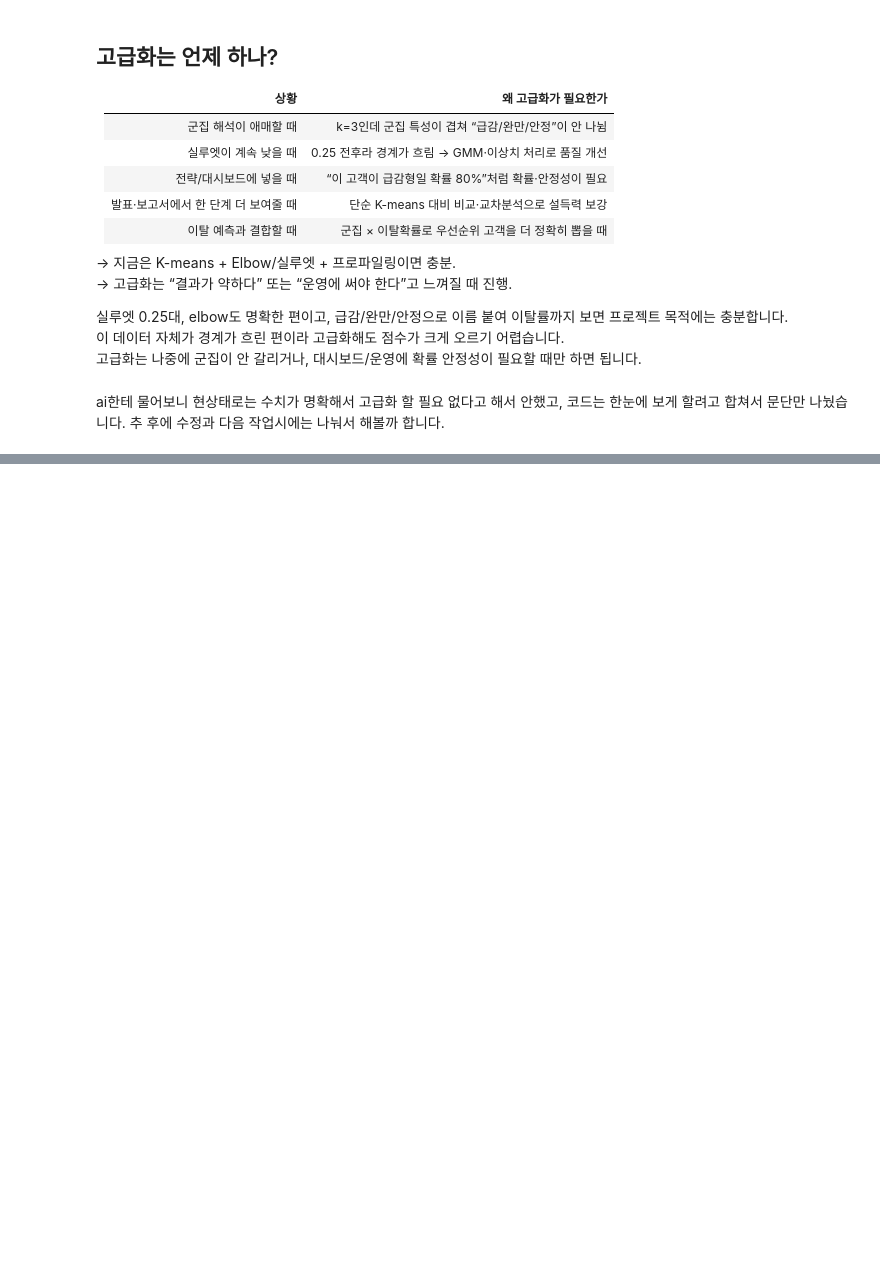
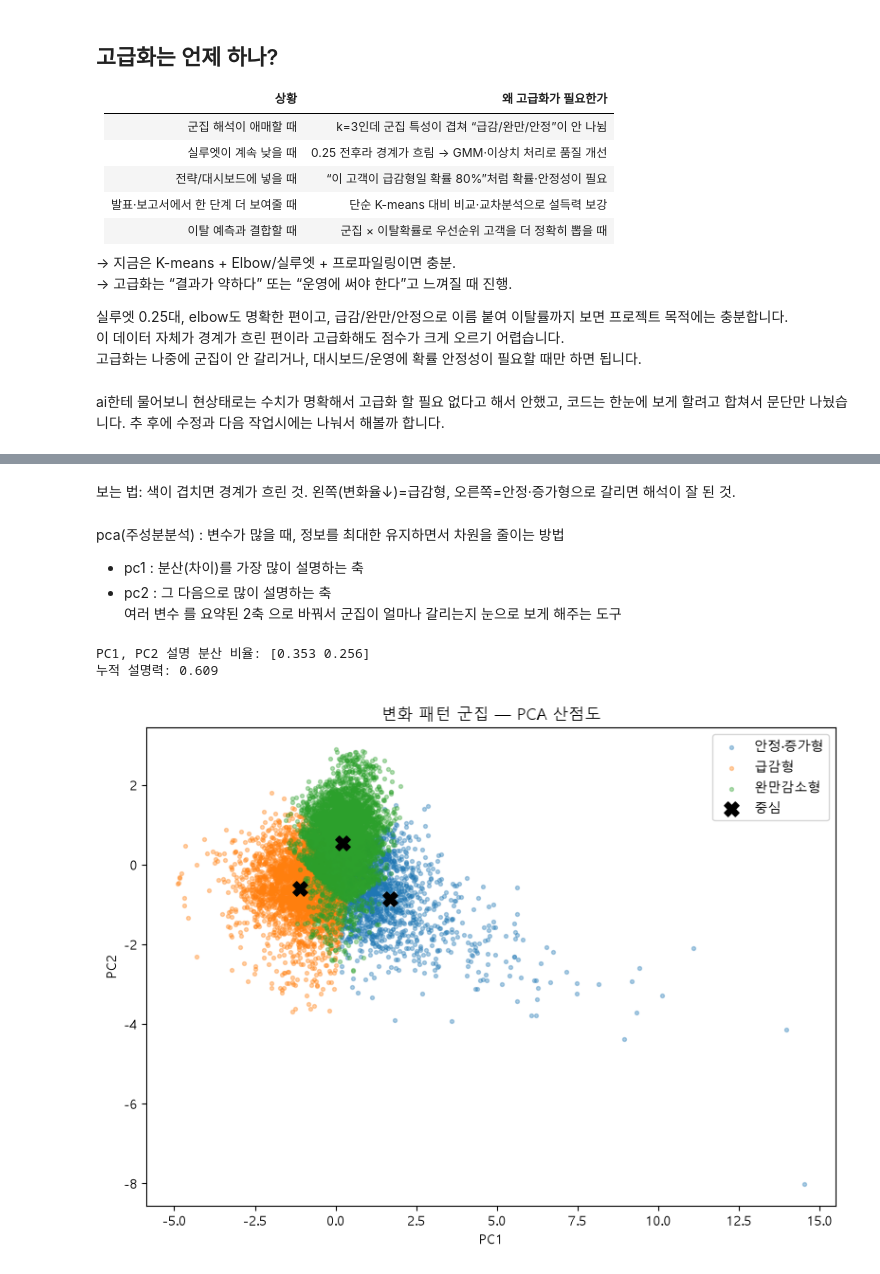
Before and after one commit to msi67811-jpg/2nd-05-clustering, a Jupyter notebook: notebooks/05_clustering.ipynb, the cells around one changed output, grey strips where cells are left out. Cells and saved outputs as stored; diff of their text form; code cells hidden in the pictures; blank space fills up the shorter version.

```diff
--- a/notebooks/05_clustering.ipynb
+++ b/notebooks/05_clustering.ipynb
@@ -475,0 +534,40 @@ ai한테 물어보니 현상태로는 수치가 명확해서 고급화 할 필
+# %% [markdown]
+보는 법: 색이 겹치면 경계가 흐린 것. 왼쪽(변화율↓)=급감형, 오른쪽=안정·증가형으로 갈리면 해석이 잘 된 것.
+# %% [markdown]
+pca(주성분분석) : 변수가 많을 때, 정보를 최대한 유지하면서 차원을 줄이는 방법
+- pc1 : 분산(차이)를 가장 많이 설명하는 축
+- pc2 : 그 다음으로 많이 설명하는 축
+여러 변수 를 요약된 2축 으로 바꿔서 군집이 얼마나 갈리는지 눈으로 보게 해주는 도구
+# %%
+# pca 산점도 (추천, 분리도 확인용)
+from sklearn.decomposition import PCA
+
+pca_pat = PCA(n_components=2, random_state=42)
+X_pat_pca = pca_pat.fit_transform(X_pat_scaled)
+
+print("PC1, PC2 설명 분산 비율:", pca_pat.explained_variance_ratio_.round(3))
+print("누적 설명력:", pca_pat.explained_variance_ratio_.sum().round(3))
+fig, ax = plt.subplots(figsize=(8, 6))
+for name in df["Pattern_Name"].unique():
+    mask = df["Pattern_Name"] == name
+    ax.scatter(
+        X_pat_pca[mask, 0],
+        X_pat_pca[mask, 1],
+        s=8, alpha=0.35, label=name
+    )
+# 군집 중심 (스케일된 공간 → PCA 좌표)
+centers_pca = pca_pat.transform(km_pat.cluster_centers_)
+ax.scatter(
+    centers_pca[:, 0], centers_pca[:, 1],
+    c="black", s=120, marker="X", label="중심"
+)
+ax.set_xlabel("PC1")
+ax.set_ylabel("PC2")
+ax.set_title("변화 패턴 군집 — PCA 산점도")
+ax.legend()
+plt.tight_layout()
+plt.show()
+# %% [output]
+PC1, PC2 설명 분산 비율: [0.353 0.256]
+누적 설명력: 0.609
+[figure, added]
```
Also changed, not shown: parts of 4 cells of this notebook, 2 other files.
